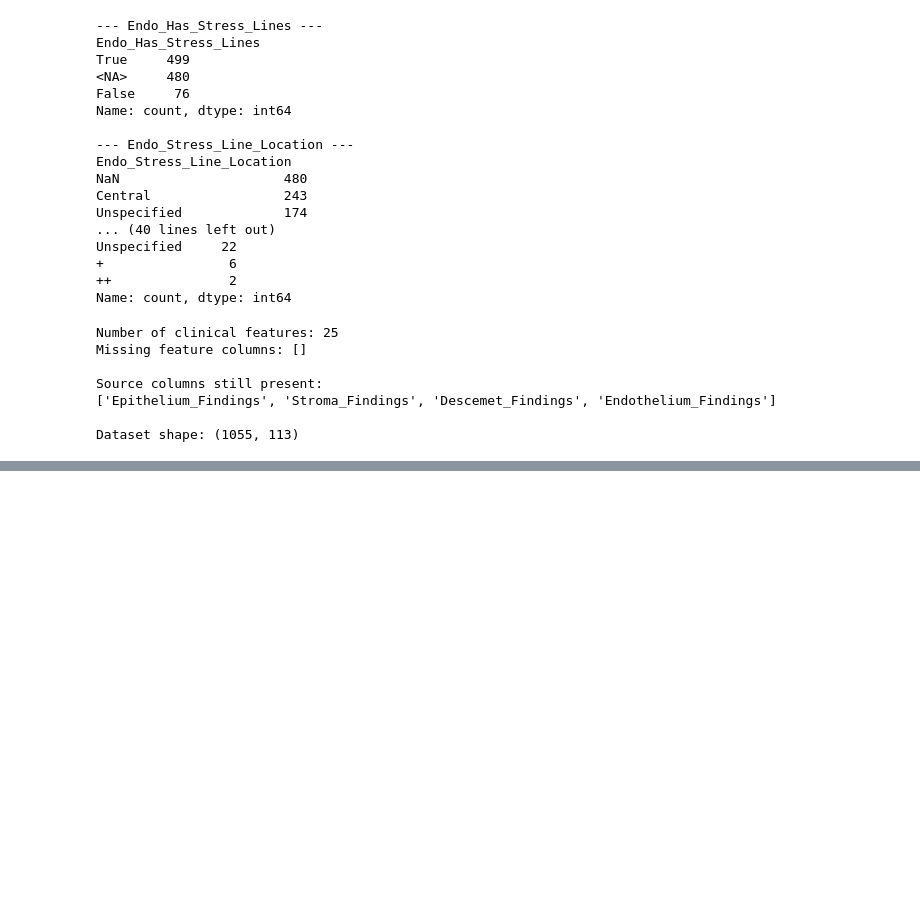
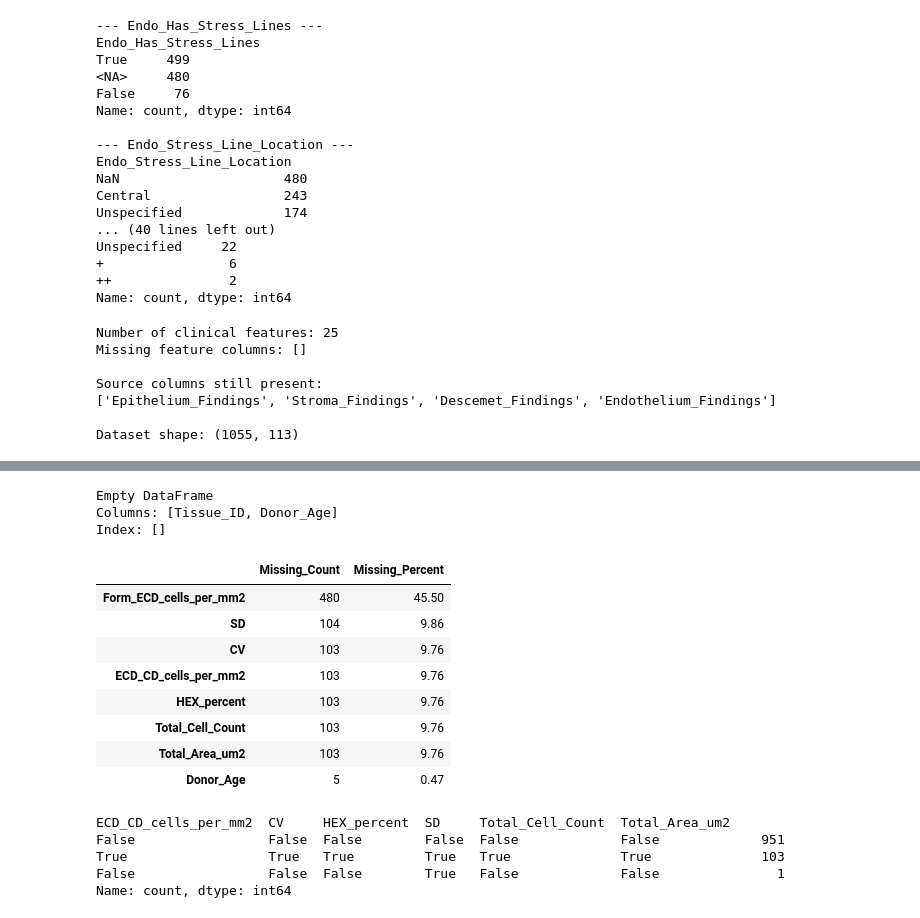
Before and after one commit to Pulitha-m/xai-cornea-grading, a Jupyter notebook: ml/grading/notebooks/02_data_cleaning.ipynb, the cells around one changed output, grey strips where cells are left out. Cells and saved outputs as stored; diff of their text form; code cells hidden in the pictures; blank space fills up the shorter version.

```diff
--- a/ml/grading/notebooks/02_data_cleaning.ipynb
+++ b/ml/grading/notebooks/02_data_cleaning.ipynb
@@ -2276,0 +2759,59 @@ Dataset shape: (1055, 113)
+# %%
+print(df.loc[
+    (df["Donor_Age"] < 0) | (df["Donor_Age"] > 120),
+    ["Tissue_ID", "Donor_Age"]
+])
+# %% [output]
+Empty DataFrame
+Columns: [Tissue_ID, Donor_Age]
+Index: []
+# %%
+grading_numeric_candidates = [
+    "ECD_CD_cells_per_mm2",
+    "CV",
+    "HEX_percent",
+    "SD",
+    "Total_Cell_Count",
+    "Total_Area_um2",
+    "Form_ECD_cells_per_mm2",
+    "Donor_Age",
+]
+
+missing_summary = pd.DataFrame({
+    "Missing_Count": df[grading_numeric_candidates].isna().sum(),
+    "Missing_Percent": (
+        df[grading_numeric_candidates].isna().mean() * 100
+    ).round(2)
+})
+
+missing_summary.sort_values(
+    "Missing_Percent",
+    ascending=False
+)
+# %% [output]
+|  | Missing_Count | Missing_Percent |
+| Form_ECD_cells_per_mm2 | 480 | 45.50 |
+| SD | 104 | 9.86 |
+| CV | 103 | 9.76 |
+| ECD_CD_cells_per_mm2 | 103 | 9.76 |
+| HEX_percent | 103 | 9.76 |
+| Total_Cell_Count | 103 | 9.76 |
+| Total_Area_um2 | 103 | 9.76 |
+| Donor_Age | 5 | 0.47 |
+# %%
+konan_cols = [
+    "ECD_CD_cells_per_mm2",
+    "CV",
+    "HEX_percent",
+    "SD",
+    "Total_Cell_Count",
+    "Total_Area_um2",
+]
+
+print(df[konan_cols].isna().value_counts())
+# %% [output]
+ECD_CD_cells_per_mm2  CV     HEX_percent  SD     Total_Cell_Count  Total_Area_um2
+False                 False  False        False  False             False             951
+True                  True   True         True   True              True              103
+False                 False  False        True   False             False               1
+Name: count, dtype: int64
```
Also changed, not shown: parts of 46 cells of this notebook.
